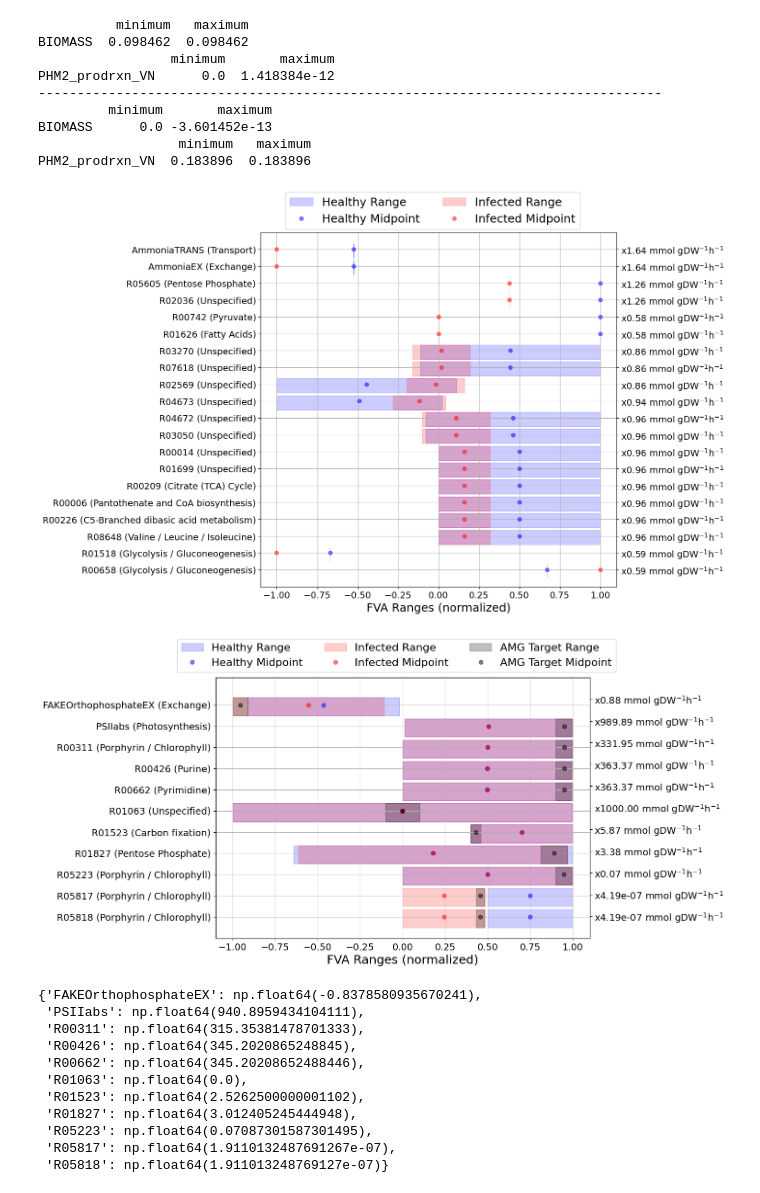
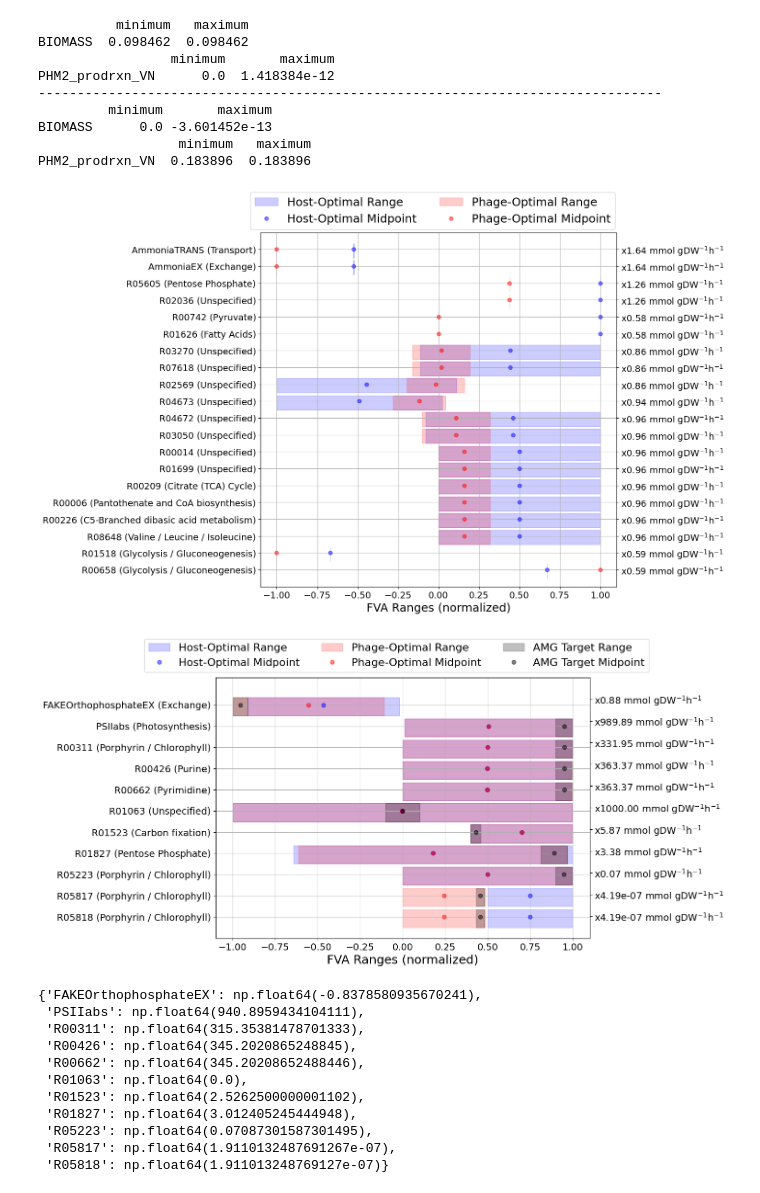
Before and after one commit to NWBRaVE/p-hm2-amgs-in-med4, a Jupyter notebook: phage_biomass_impact.ipynb, the cells around one changed output. Cells and saved outputs as stored; diff of their text form; code cells hidden in the pictures.

Commit message:
changed legend names

```diff
--- a/phage_biomass_impact.ipynb
+++ b/phage_biomass_impact.ipynb
@@ -43,10 +43,10 @@ ax.xaxis.label.set_size(18)
 fig.axes[1].tick_params(labelsize=14)
 fig.legend(
     [
-        "Healthy Range",
-        "Healthy Midpoint",
-        "Infected Range",
-        "Infected Midpoint",
+        "Host-Optimal Range",
+        "Host-Optimal Midpoint",
+        "Phage-Optimal Range",
+        "Phage-Optimal Midpoint",
     ],
     ncols=2,
     loc="upper center",
@@ -55,7 +55,7 @@ fig.legend(
 )
 plt.show()
 # %% [output]
-[figure, old version]
+[figure, new version]
 # %%
 with model as healthy:
     fva_healthy_amg = cobra.flux_analysis.flux_variability_analysis(
@@ -105,38 +105,38 @@ for i, (amg, direction) in enumerate(amgs.items()):
     highlights[amg] = (lb, ub)
 
 plot_impact_graph(
     ax,
     model,
     fva_healthy_amg2,
     fva_phm2_amg2,
     [],
     manual_relabels,
     cut=0,
     sort=False,
     highlights=highlights,
 )
 ax.set_ylim(-11, 1.3)
 ax.tick_params(labelsize=14)
 ax.xaxis.label.set_size(18)
 fig.axes[1].tick_params(labelsize=14)
 # ax.set_title("Biomass Lax Optimization Impact on AMG-Hijacked Reactions", fontsize=22)
 fig.legend(
     [
-        "Healthy Range",
-        "Healthy Midpoint",
-        "Infected Range",
-        "Infected Midpoint",
+        "Host-Optimal Range",
+        "Host-Optimal Midpoint",
+        "Phage-Optimal Range",
+        "Phage-Optimal Midpoint",
         "AMG Target Range",
         "AMG Target Midpoint",
     ],
     ncols=3,
     loc="upper center",
     fontsize=16,
     bbox_to_anchor=(0.5, 1.01),
 )
 plt.show()
 # %% [output]
-[figure, old version]
+[figure, new version]
 # %%
 amg_new_vals = {}
 for amg, direction in amgs.items():
```
Also changed, not shown: 2 other files.
